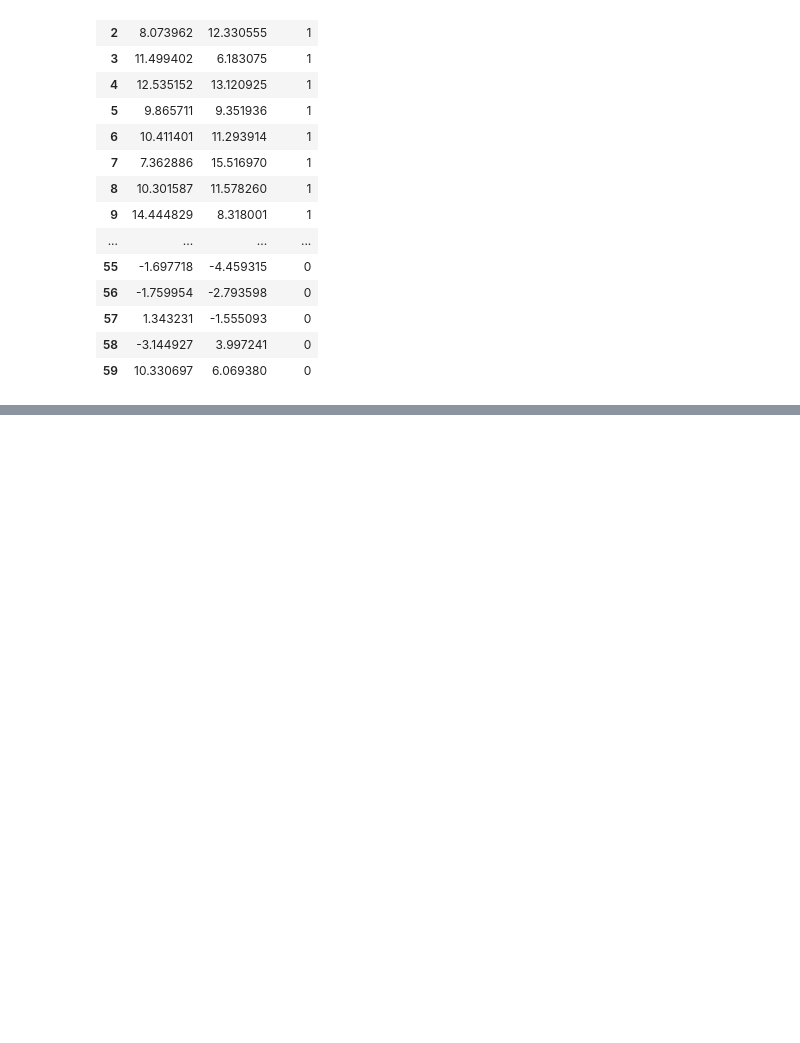
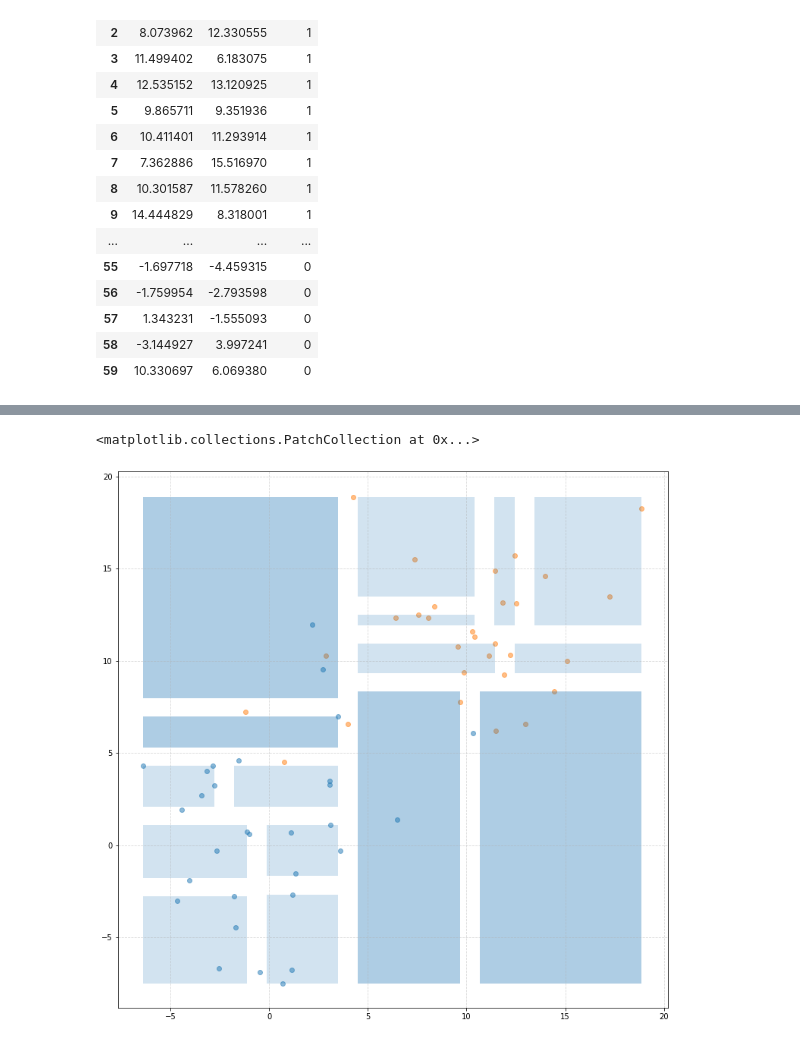
Before and after one commit to Deeep12345/Entropy_utility_measure, a Jupyter notebook: code/results/ring_mondrian/visualize_2D.ipynb, the cells around one changed output, grey strips where cells are left out. Saved outputs shown, nothing was run; the diff lists cells and outputs as text; code cells hidden in the pictures; blank space fills up the shorter version.

Commit message:
finished visualization of mondrian in 2D

```diff
--- a/code/results/ring_mondrian/visualize_2D.ipynb
+++ b/code/results/ring_mondrian/visualize_2D.ipynb
@@ -121,0 +134,2 @@ class1
+# %%
+data = pd.read_csv("2d_mondrian_viz_3anon.csv", names=["A0", "A1", "class"])
@@ -121,0 +156,12 @@ class1
+# %%
+for col in data.columns[:-1]:
+        mins, maxs = [], []
+        for bounds in data[col]:
+            lo,hi = parse_range(bounds)
+            mins.append(lo)
+            maxs.append(hi)
+
+        data[f"{col}_min"] = mins
+        data[f"{col}_max"] = maxs
+
+        data = data.drop(col, axis=1)
@@ -121,0 +188,32 @@ class1
+# %%
+data = data.drop_duplicates()
+# %%
+points = class1
+
+fig, ax = plt.subplots(1)
+
+fig.set_figheight(13)
+fig.set_figwidth(13)
+plt.grid(b=True, which='major', linestyle='--', alpha=0.5)
+
+plt.scatter(points[points["class"] == 0]["A0"],points[points["class"] == 0]["A1"], alpha=0.5)
+plt.scatter(points[points["class"] == 1]["A0"],points[points["class"] == 1]["A1"], alpha=0.5)
+
+rects = []
+for x in range(len(data)):
+    row = data.iloc[x]
+
+    x_left = row["A0_min"]
+    width = row["A0_max"] - x_left
+    y_bottom = row["A1_min"]
+    height = row["A1_max"] - y_bottom
+
+    r = Rectangle((x_left, y_bottom), width, height, alpha=0.2)
+    rects.append(r)
+
+
+pc = PatchCollection(rects, alpha=0.2)
+ax.add_collection(pc)
+# %% [output]
+<matplotlib.collections.PatchCollection at 0x...>
+[figure, added]
```
Also changed, not shown: parts of 7 cells of this notebook.
